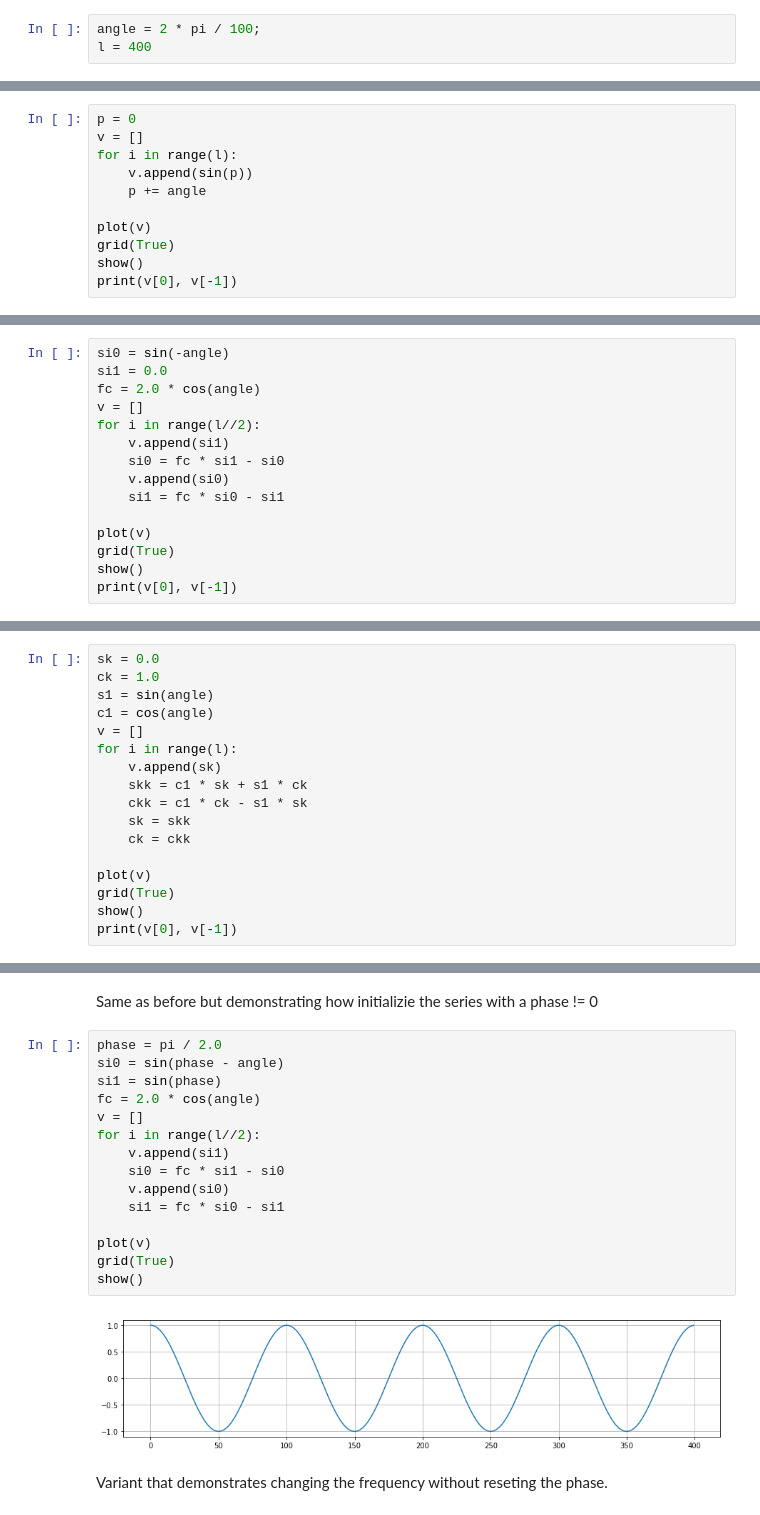
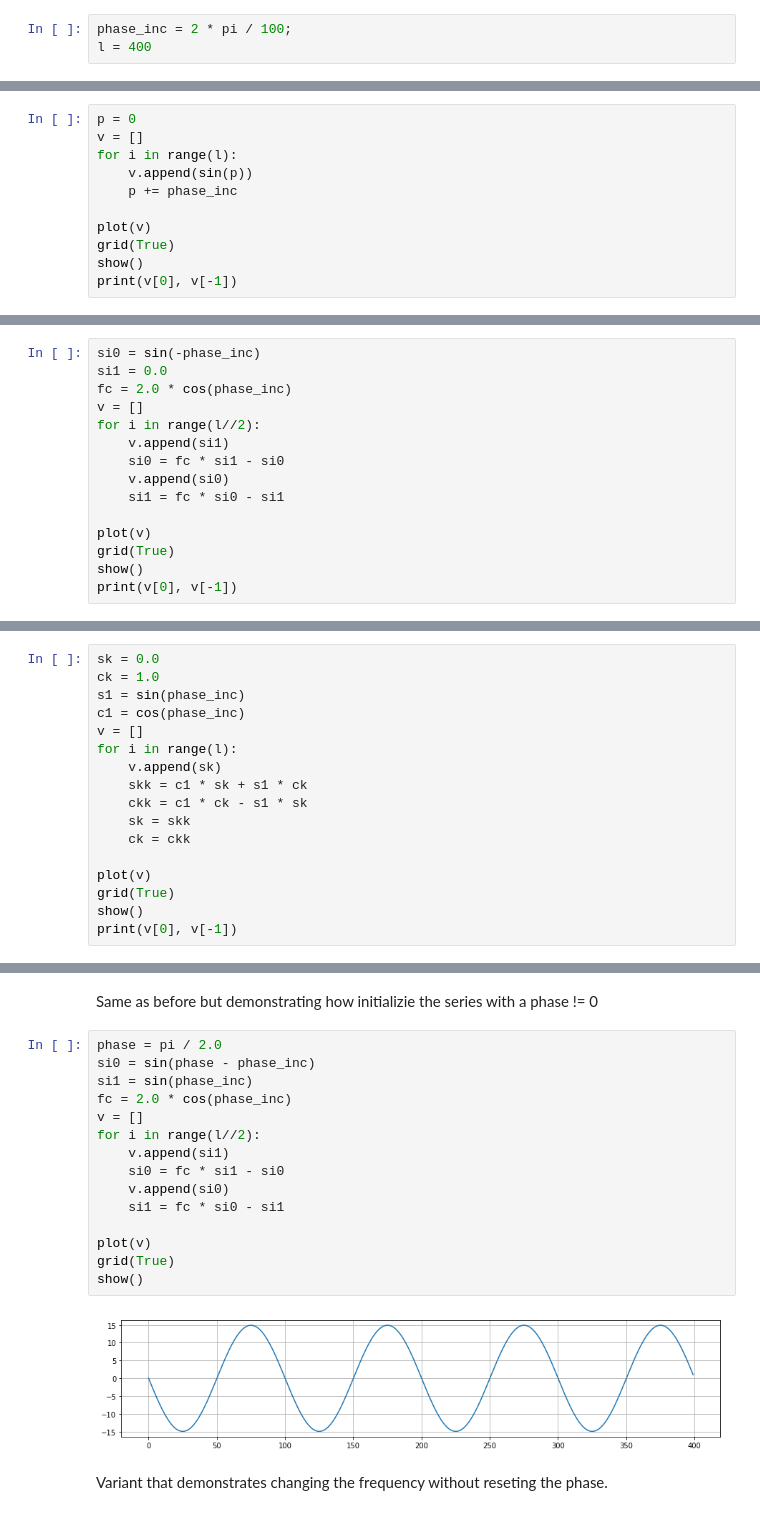
Before and after one commit to Buzztrax/design, a Jupyter notebook: dsp/Fast Sine Series.ipynb, the cells around one changed output, grey strips where cells are left out. Saved outputs shown, nothing was run; the diff lists cells and outputs as text.

Commit message:
SineSeries: rename 'angle' to 'phase_inc' to avoid warning

```diff
--- a/dsp/Fast Sine Series.ipynb
+++ b/dsp/Fast Sine Series.ipynb
@@ -8,5 +6,5 @@ Populating the interactive namespace from numpy and matplotlib
 # %%
-angle = 2 * pi / 100;
+phase_inc = 2 * pi / 100;
 l = 400
 # %% [markdown]
 Calculate a buffer of sine values.
@@ -15,7 +13,7 @@ p = 0
 v = []
 for i in range(l):
     v.append(sin(p))
-    p += angle
+    p += phase_inc
 
 plot(v)
 grid(True)
@@ -27,9 +25,9 @@ print(v[0], v[-1])
 # %% [markdown]
 Fast version that caclulates followup values using one multiplication and one subtraction
 # %%
-si0 = sin(-angle)
+si0 = sin(-phase_inc)
 si1 = 0.0
-fc = 2.0 * cos(angle)
+fc = 2.0 * cos(phase_inc)
 v = []
 for i in range(l//2):
     v.append(si1)
@@ -47,8 +45,8 @@ print(v[0], v[-1])
 # %%
 sk = 0.0
 ck = 1.0
-s1 = sin(angle)
-c1 = cos(angle)
+s1 = sin(phase_inc)
+c1 = cos(phase_inc)
 v = []
 for i in range(l):
     v.append(sk)
@@ -68,21 +66,21 @@ print(v[0], v[-1])
 Same as before but demonstrating how initializie the series with a phase != 0
 # %%
 phase = pi / 2.0
-si0 = sin(phase - angle)
-si1 = sin(phase)
-fc = 2.0 * cos(angle)
+si0 = sin(phase - phase_inc)
+si1 = sin(phase_inc)
+fc = 2.0 * cos(phase_inc)
 v = []
 for i in range(l//2):
     v.append(si1)
     si0 = fc * si1 - si0
     v.append(si0)
     si1 = fc * si0 - si1
 
 plot(v)
 grid(True)
 show()
 # %% [output]
-[figure, old version]
+[figure, new version]
 # %% [markdown]
 Variant that demonstrates changing the frequency without reseting the phase.
 # %%
```
Also changed, not shown: parts of 3 cells of this notebook.
